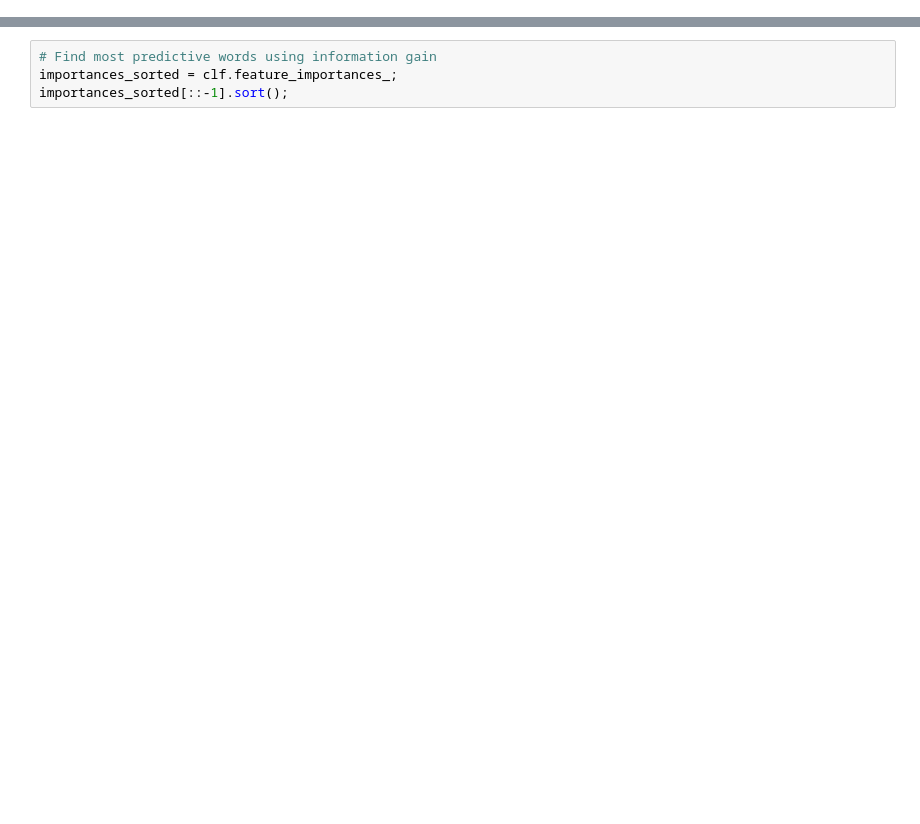
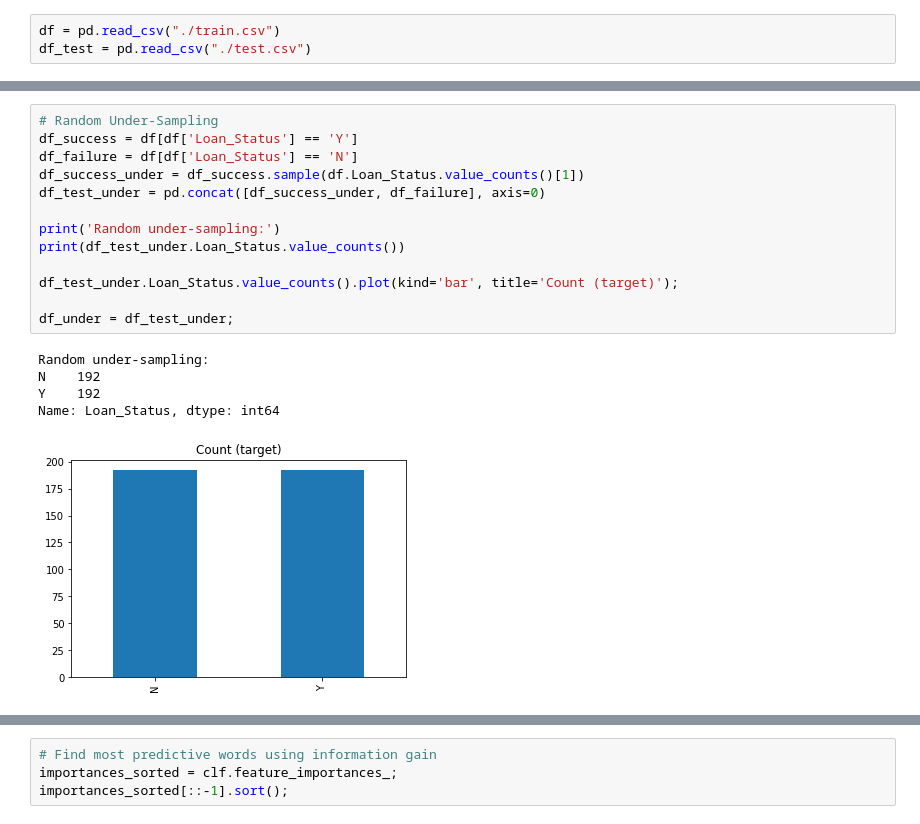
Before and after one commit to chen-jonathan/Loan_Application, a Jupyter notebook: rfclassifier.ipynb, the cells around one changed output, grey strips where cells are left out. Cells and saved outputs as stored; diff of their text form; blank space fills up the shorter version.

```diff
--- a/rfclassifier.ipynb
+++ b/rfclassifier.ipynb
@@ -20,0 +12,3 @@ for column in df:
+# %%
+df = pd.read_csv("./train.csv")
+df_test = pd.read_csv("./test.csv")
@@ -20,0 +31,19 @@ for column in df:
+# %%
+# Random Under-Sampling
+df_success = df[df['Loan_Status'] == 'Y']
+df_failure = df[df['Loan_Status'] == 'N']
+df_success_under = df_success.sample(df.Loan_Status.value_counts()[1])
+df_test_under = pd.concat([df_success_under, df_failure], axis=0)
+
+print('Random under-sampling:')
+print(df_test_under.Loan_Status.value_counts())
+
+df_test_under.Loan_Status.value_counts().plot(kind='bar', title='Count (target)');
+
+df_under = df_test_under;
+# %% [output]
+Random under-sampling:
+N    192
+Y    192
+Name: Loan_Status, dtype: int64
+[figure, added]
```
Also changed, not shown: parts of 24 cells of this notebook, 2 other files.
